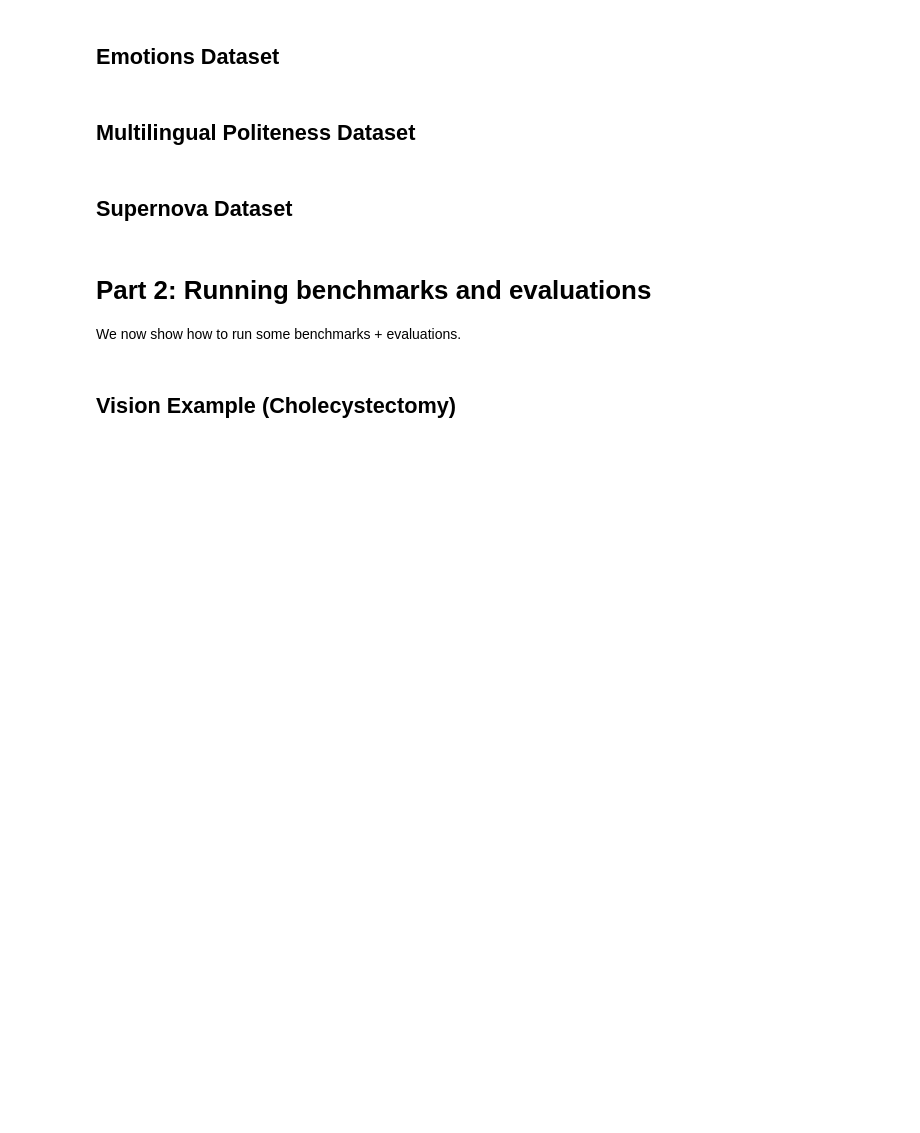
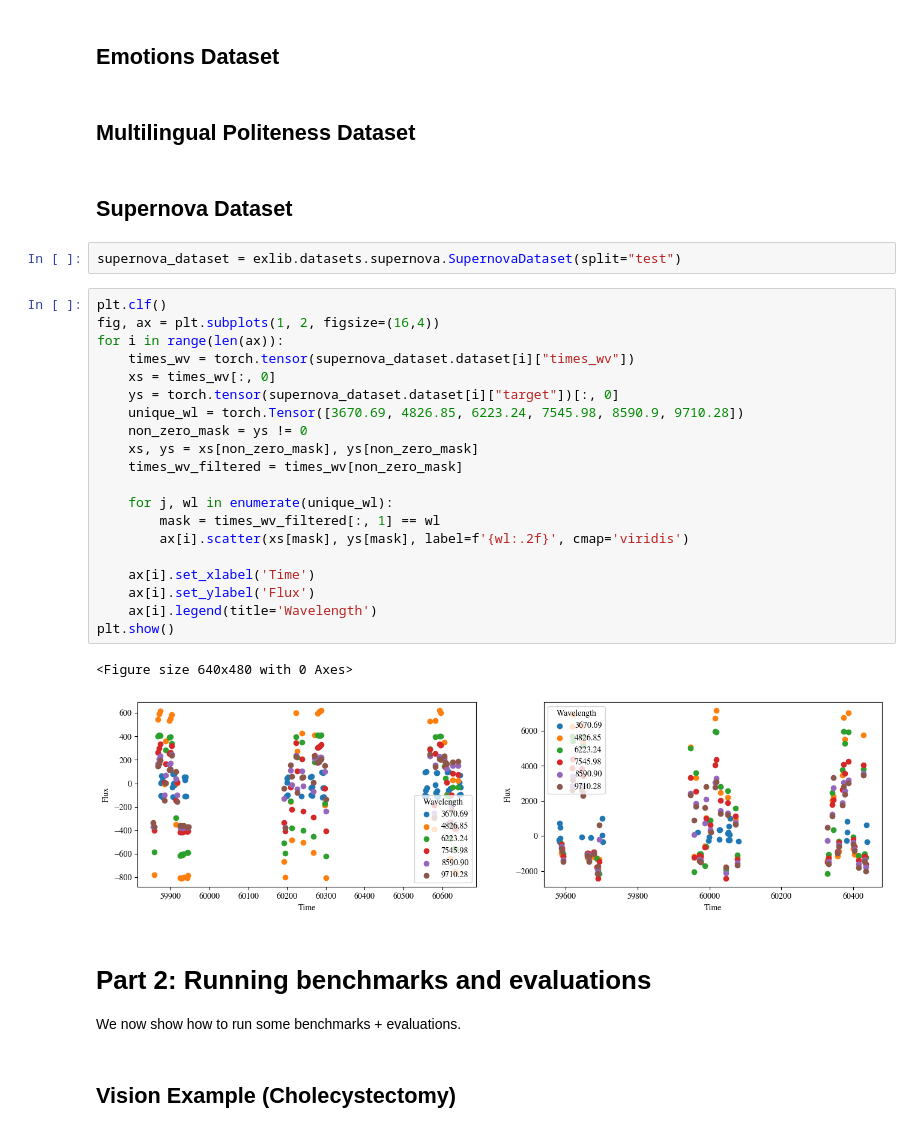
Before and after one commit to DebugML/exlib, a Jupyter notebook: fix_demo.ipynb, the cells around one changed output. Drawn from its saved outputs; the diff is of its cells as text; blank space fills up the shorter version.

Commit message:
add supernova

```diff
--- a/fix_demo.ipynb
+++ b/fix_demo.ipynb
@@ -153,6 +150,31 @@ for i in range(len(ax)):
 ## Multilingual Politeness Dataset
 # %% [markdown]
 ## Supernova Dataset
+# %%
+supernova_dataset = exlib.datasets.supernova.SupernovaDataset(split="test")
+# %%
+plt.clf()
+fig, ax = plt.subplots(1, 2, figsize=(16,4))
+for i in range(len(ax)):
+    times_wv = torch.tensor(supernova_dataset.dataset[i]["times_wv"])
+    xs = times_wv[:, 0]
+    ys = torch.tensor(supernova_dataset.dataset[i]["target"])[:, 0]
+    unique_wl = torch.Tensor([3670.69, 4826.85, 6223.24, 7545.98, 8590.9, 9710.28])
+    non_zero_mask = ys != 0
+    xs, ys = xs[non_zero_mask], ys[non_zero_mask]
+    times_wv_filtered = times_wv[non_zero_mask]
+
+    for j, wl in enumerate(unique_wl):
+        mask = times_wv_filtered[:, 1] == wl
+        ax[i].scatter(xs[mask], ys[mask], label=f'{wl:.2f}', cmap='viridis')
+
+    ax[i].set_xlabel('Time')
+    ax[i].set_ylabel('Flux')
+    ax[i].legend(title='Wavelength')
+plt.show()
+# %% [output]
+<Figure size 640x480 with 0 Axes>
+[figure, added]
 # %% [markdown]
 # Part 2: Running benchmarks and evaluations
 
```
Also changed, not shown: parts of 8 cells of this notebook.
